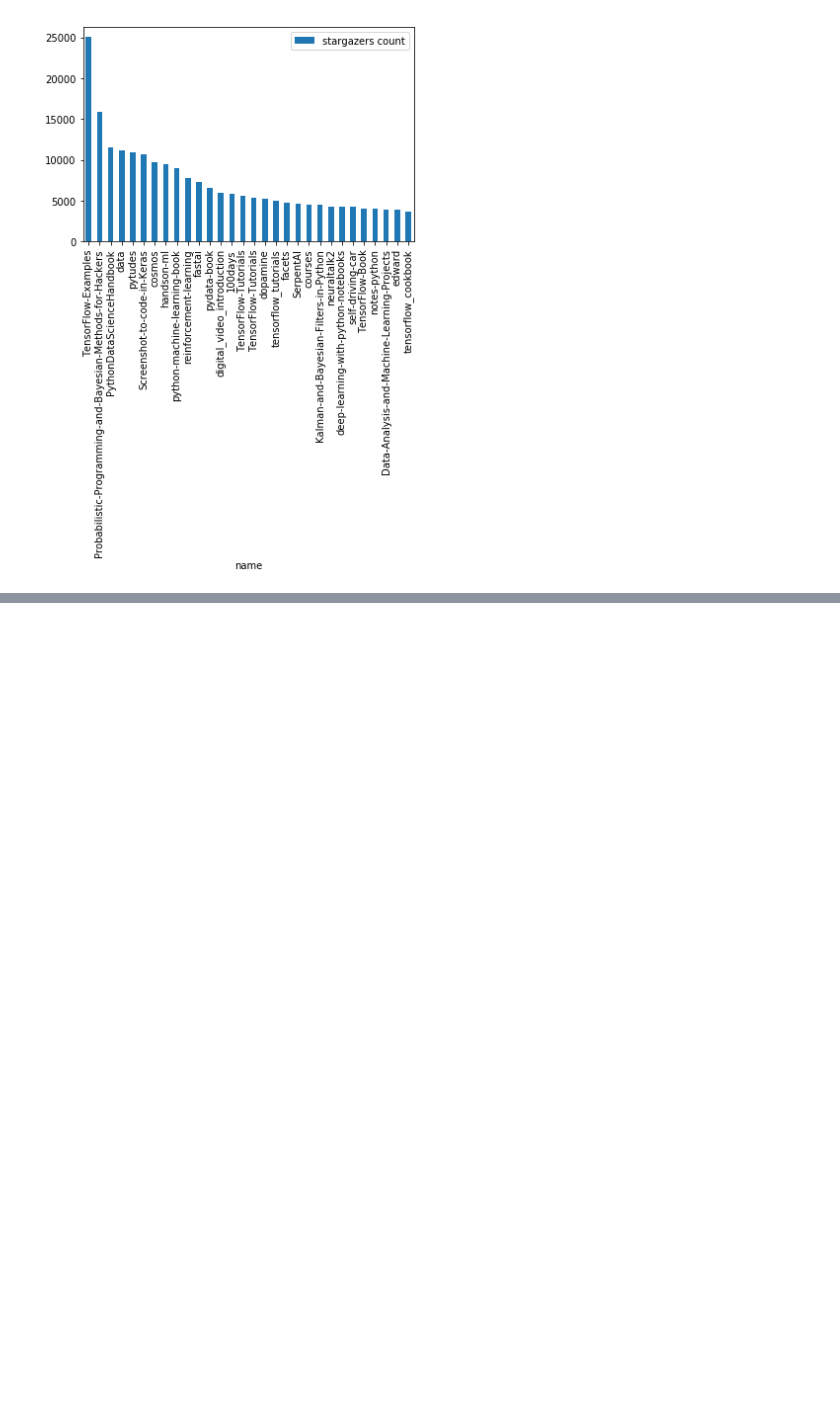
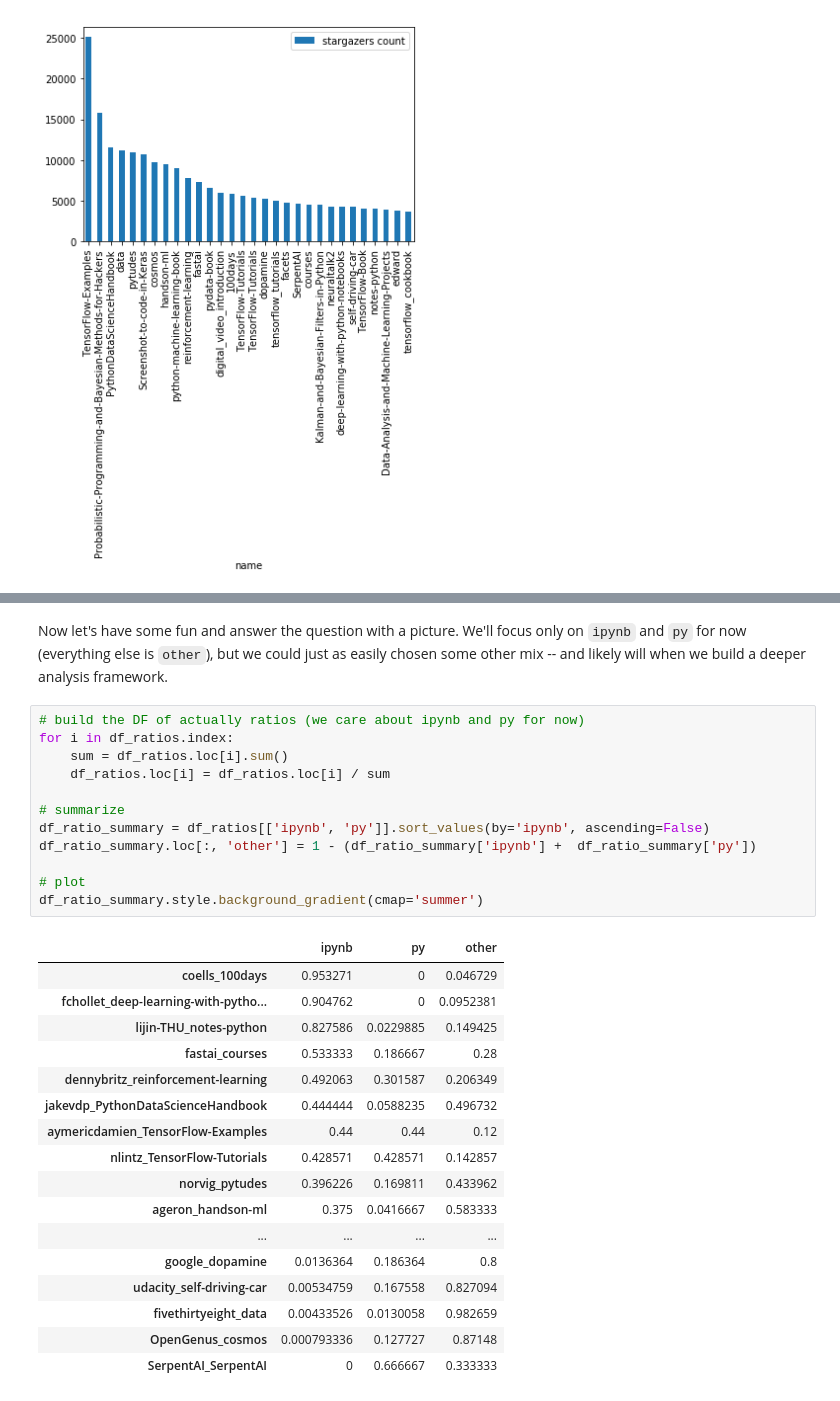
Before and after one commit to ESIPFed/NbMeta, a Jupyter notebook: research/notebooks/0a_explore_nbrepo_estimate.ipynb, the cells around one changed output, grey strips where cells are left out. Cells and saved outputs as stored; diff of their text form; blank space fills up the shorter version.

```diff
--- a/research/notebooks/0a_explore_nbrepo_estimate.ipynb
+++ b/research/notebooks/0a_explore_nbrepo_estimate.ipynb
@@ -163,0 +245,32 @@ pd.DataFrame(df['stargazers_count'].values, index=df['name'], columns=['stargaze
+# %% [markdown]
+Now let's have some fun and answer the question with a picture.  We'll focus only on `ipynb` and `py` for now (everything else is `other`), but we could just as easily chosen some other mix -- and likely will when we build a deeper analysis framework.
+# %%
+# build the DF of actually ratios (we care about ipynb and py for now)
+for i in df_ratios.index:
+    sum = df_ratios.loc[i].sum()
+    df_ratios.loc[i] = df_ratios.loc[i] / sum
+
+# summarize
+df_ratio_summary = df_ratios[['ipynb', 'py']].sort_values(by='ipynb', ascending=False)
+df_ratio_summary.loc[:, 'other'] = 1 - (df_ratio_summary['ipynb'] +  df_ratio_summary['py'])
+
+# plot
+df_ratio_summary.style.background_gradient(cmap='summer')
+# %% [output]
+|  | ipynb | py | other |
+| coells_100days | 0.953271 | 0 | 0.046729 |
+| fchollet_deep-learning-with-pytho... | 0.904762 | 0 | 0.0952381 |
+| lijin-THU_notes-python | 0.827586 | 0.0229885 | 0.149425 |
+| fastai_courses | 0.533333 | 0.186667 | 0.28 |
+| dennybritz_reinforcement-learning | 0.492063 | 0.301587 | 0.206349 |
+| jakevdp_PythonDataScienceHandbook | 0.444444 | 0.0588235 | 0.496732 |
+| aymericdamien_TensorFlow-Examples | 0.44 | 0.44 | 0.12 |
+| nlintz_TensorFlow-Tutorials | 0.428571 | 0.428571 | 0.142857 |
+| norvig_pytudes | 0.396226 | 0.169811 | 0.433962 |
+| ageron_handson-ml | 0.375 | 0.0416667 | 0.583333 |
+| ... | ... | ... | ... |
+| google_dopamine | 0.0136364 | 0.186364 | 0.8 |
+| udacity_self-driving-car | 0.00534759 | 0.167558 | 0.827094 |
+| fivethirtyeight_data | 0.00433526 | 0.0130058 | 0.982659 |
+| OpenGenus_cosmos | 0.000793336 | 0.127727 | 0.87148 |
+| SerpentAI_SerpentAI | 0 | 0.666667 | 0.333333 |
```
Also changed, not shown: parts of 16 cells of this notebook.
